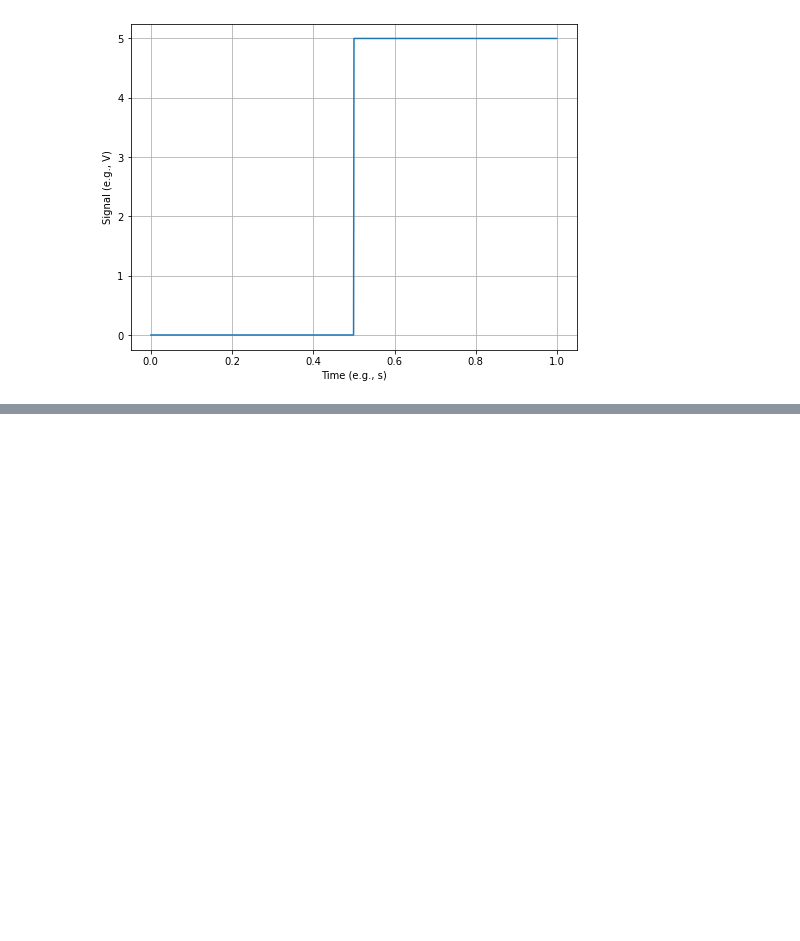
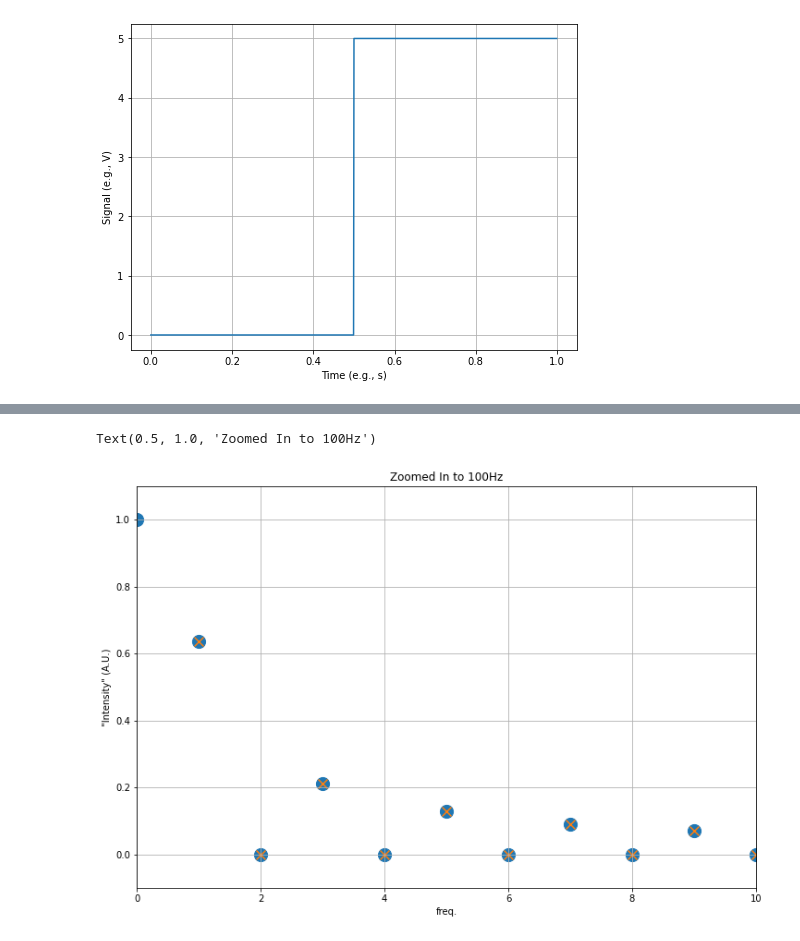
Before and after one commit to dannycab/phy415msu, a Jupyter notebook: _sources/content/3_waves/activity-Waves-Signals.ipynb, the cells around one changed output, grey strips where cells are left out. Saved outputs shown, nothing was run; the diff lists cells and outputs as text; code cells hidden in the pictures; blank space fills up the shorter version.

```diff
--- a/_sources/content/3_waves/activity-Waves-Signals.ipynb
+++ b/_sources/content/3_waves/activity-Waves-Signals.ipynb
@@ -82,0 +144,16 @@ Yes, we can use Python's `fft` method to help us do this analysis. However, this
+# %%
+fig=plt.figure(figsize=(12,8))
+
+plt.scatter(xf_pos, np.abs(yf_scaled), marker='o', s=200)
+
+coeffs = (1/(np.pi*xf_pos[1:])*(np.cos(xf_pos[1:]*np.pi)-1))
+plt.scatter(xf_pos[1:], np.abs(coeffs), marker='x', s=100)
+
+plt.xlabel('freq.')
+plt.ylabel('"Intensity" (A.U.)')
+plt.grid()
+plt.axis([0, 10, -0.1, 1.1])
+plt.title('Zoomed In to 100Hz')
+# %% [output]
+Text(0.5, 1.0, 'Zoomed In to 100Hz')
+[figure, added]
```
Also changed, not shown: parts of 6 cells of this notebook, 28 other files.
